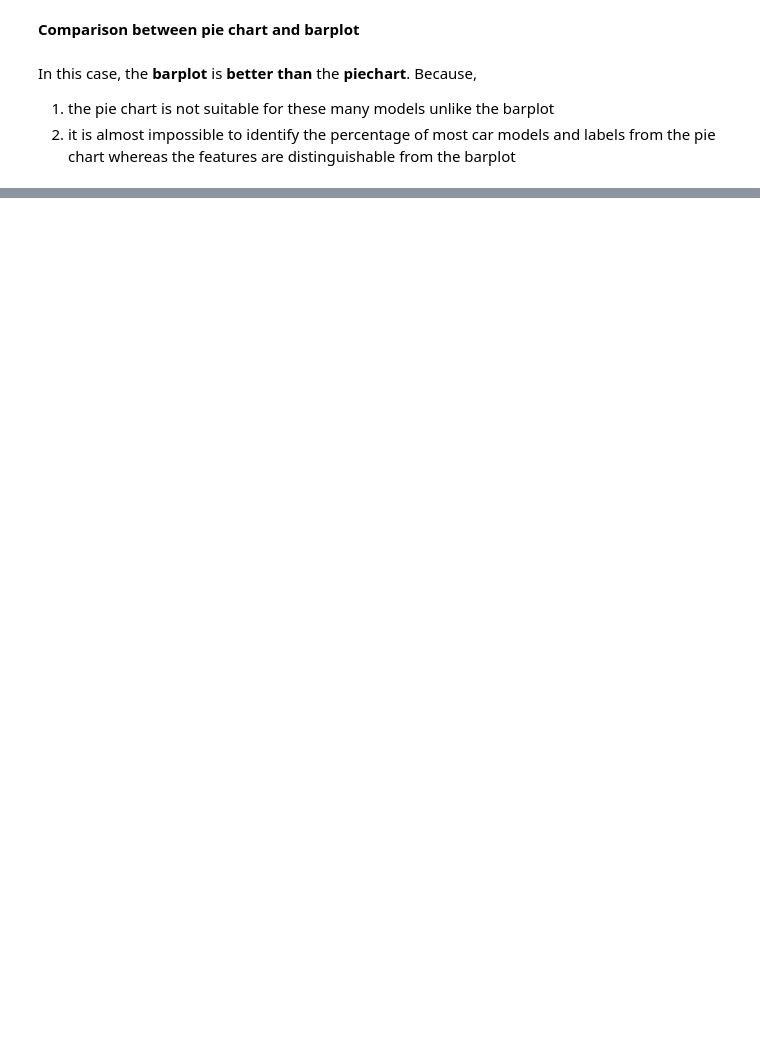
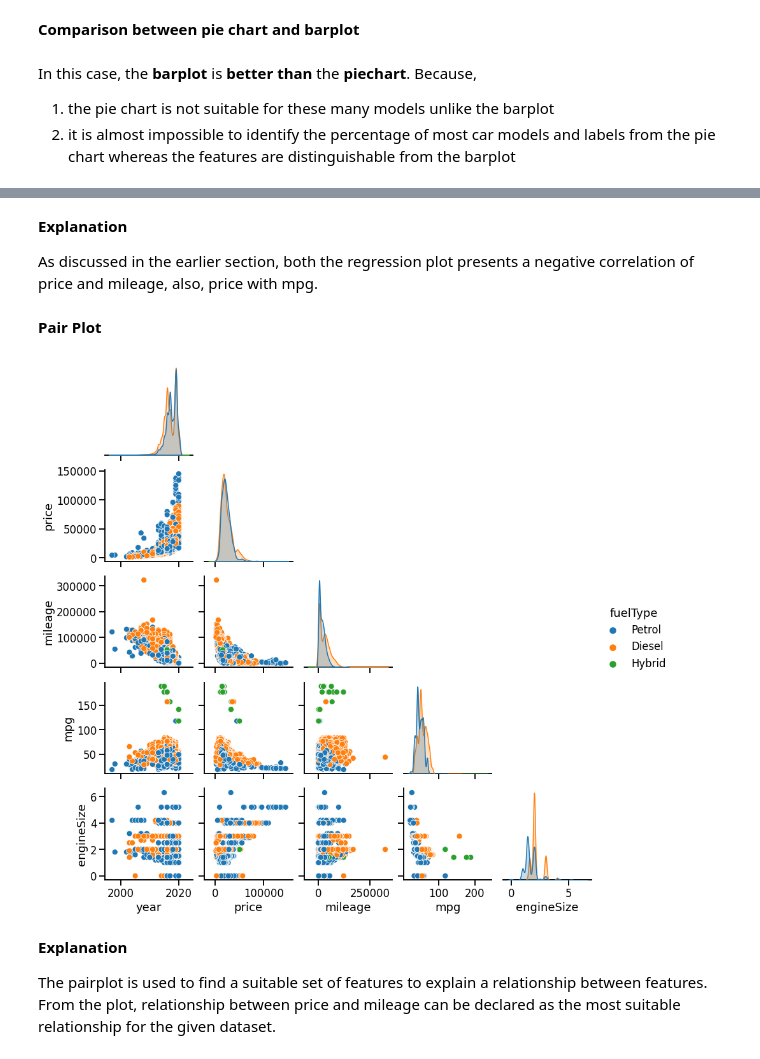
Before and after one commit to riyadbinislam/Data_Visualization_with_Python__mh, a Jupyter notebook: audi_used_car_analysis/audi_used_car_EDA.ipynb, the cells around one changed output, grey strips where cells are left out. Drawn from its saved outputs; the diff is of its cells as text; code cells hidden in the pictures; blank space fills up the shorter version.

```diff
--- a/audi_used_car_analysis/audi_used_car_EDA.ipynb
+++ b/audi_used_car_analysis/audi_used_car_EDA.ipynb
@@ -70,0 +154,15 @@ In this case, the **barplot** is **better than** the **piechart**. Because,
+# %% [markdown]
+**Explanation**
+
+As discussed in the earlier section, both the regression plot presents a negative correlation of price and mileage, also, price with mpg.
+# %% [markdown]
+**Pair Plot**
+# %%
+sns.pairplot(pd.read_csv("audi.csv"), corner=True, hue="fuelType")
+plt.show()
+# %% [output]
+[figure, added]
+# %% [markdown]
+**Explanation**
+
+The pairplot is used to find a suitable set of features to explain a relationship between features. From the plot, relationship between price and mileage can be declared as the most suitable relationship for the given dataset.
```
Also changed, not shown: parts of 10 cells of this notebook.
